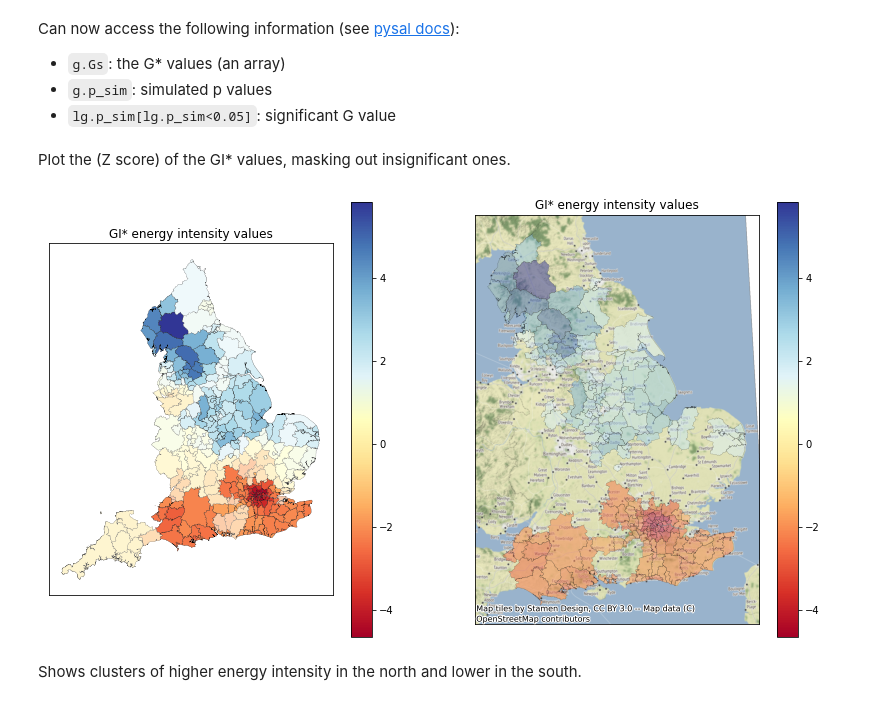
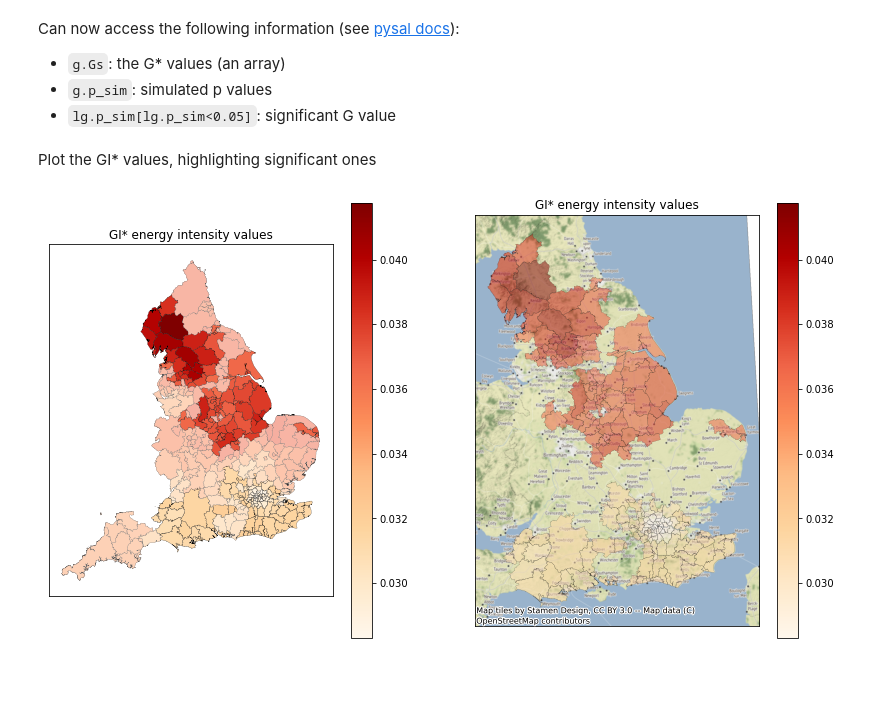
Before and after one commit to anetobradley/energy_flex, a Jupyter notebook: 02-EnergyModel/Energy_Intensity_Analysis/energy_intensity_analysis.ipynb, the cells around one changed output. Drawn from its saved outputs; the diff is of its cells as text; code cells hidden in the pictures; blank space fills up the shorter version.

```diff
--- a/02-EnergyModel/Energy_Intensity_Analysis/energy_intensity_analysis.ipynb
+++ b/02-EnergyModel/Energy_Intensity_Analysis/energy_intensity_analysis.ipynb
@@ -21,8 +21,7 @@ import contextily as cx
 # %%
 # Read data and make the index the LAD code (allows much easier joining to other data on LAD code)
 energy_intensity = gpd.read_file(
-    os.path.join("..", "01_Base_Posterior_Sampling/", "Sample_outputs", "energy_intensity_by_lad_since_2000.geojson"))
-energy_intensity = energy_intensity.set_index("local_authority", drop=True)
+    os.path.join("..", "01_Base_Posterior_Sampling/", "Sample_outputs", "energy_intensity_by_lad_since_2000.geojson")).set_index("local_authority", drop=True)
 
 # Drop LSOAs that don't have energy intensity data.
 # Note that columns are currently strings, so need to find values with string 'NA',
@@ -128,17 +88,0 @@ Merge to the energy data
-# %%
-# Merge to the energy data. Need to reset and then set index otherwise we lose the lsoa code
-energy_intensity = energy_intensity.reset_index().merge(house_price_lad[['Local authorities', 'March 2020']],
-                                how="left", left_on="authority_name", right_on="Local authorities",
-                                validate="1:1").set_index("local_authority")
-
-# Sanity check the join (not currently because some areas do not join. Leaving for now)
-if energy_intensity['March 2020'].isna().any():
-    # Some didn't join
-    fail = energy_intensity.loc[energy_intensity['March 2020'].isna()]
-    print(f"Warning {len(fail)} LADs didn't join")
-
-energy_intensity['Local authorities'] = None
-energy_intensity = energy_intensity.rename(columns={"March 2020": "mean_house_price"})
-
-#energy_intensity.sample(4)
-energy_intensity.plot(column="mean_house_price", cmap='OrRd', edgecolor='k', linewidth=0.2, legend=True)
@@ -381,41 +322,32 @@ Can now access the following information (see [pysal docs](https://splot.readthe
 # %%
 # Attach information back to the energy_intensity dataframe
 energy_intensity['Gs'] = g.Gs
-energy_intensity['Zs'] = g.Zs
 energy_intensity['Gs_psig'] = g.p_sim
 energy_intensity['Gs_sig'] = g.p_sim<0.05
 # %% [markdown]
-Plot the (Z score) of the GI* values, masking out insignificant ones.
+Plot the GI* values, highlighting significant ones
 # %%
 fig, axes = plt.subplots(1, 2, figsize=(14,8))
 ax1 = axes[0]
 ax2 = axes[1]
 
-# What to map, and colours
-# col = 'Gs' # G values
-col = 'Zs' # Z values
-colour_map = "RdYlBu"
-#colour_map = "OrRd"
-
 # Plot without basemap
 ax1.set_title("GI* energy intensity values")
-energy_intensity.plot(column=col, cmap=colour_map, edgecolor='k', alpha=1.0,
+energy_intensity.plot(column='Gs', cmap='OrRd', edgecolor='k', alpha=1.0,
                       linewidth=0.2, legend=True, ax=ax1)
 ax1.get_xaxis().set_visible(False)
 ax1.get_yaxis().set_visible(False)
 
 # Mask out non significant
 energy_intensity.loc[~energy_intensity.Gs_sig]\
         .plot(alpha=0.5, color="white", edgecolor='k', linewidth=0.0, ax=ax1)
 
 # Plot with basemap (ignoring non significant)
 ax2.set_title("GI* energy intensity values")
 energy_intensity[energy_intensity.Gs_sig]\
-    .plot(column=col, cmap=colour_map, edgecolor='k', alpha=0.5, linewidth=0.2, legend=True, ax=ax2)
+    .plot(column='Gs', cmap='OrRd', edgecolor='k', alpha=0.5, linewidth=0.2, legend=True, ax=ax2)
 cx.add_basemap(ax2, crs=energy_intensity.crs)
 ax2.get_xaxis().set_visible(False)
 ax2.get_yaxis().set_visible(False)
 # %% [output]
-[figure, old version]
+[figure, new version]
-# %% [markdown]
-Shows clusters of higher energy intensity in the north and lower in the south.
```
Also changed, not shown: parts of 13 cells of this notebook, 2 other files.
